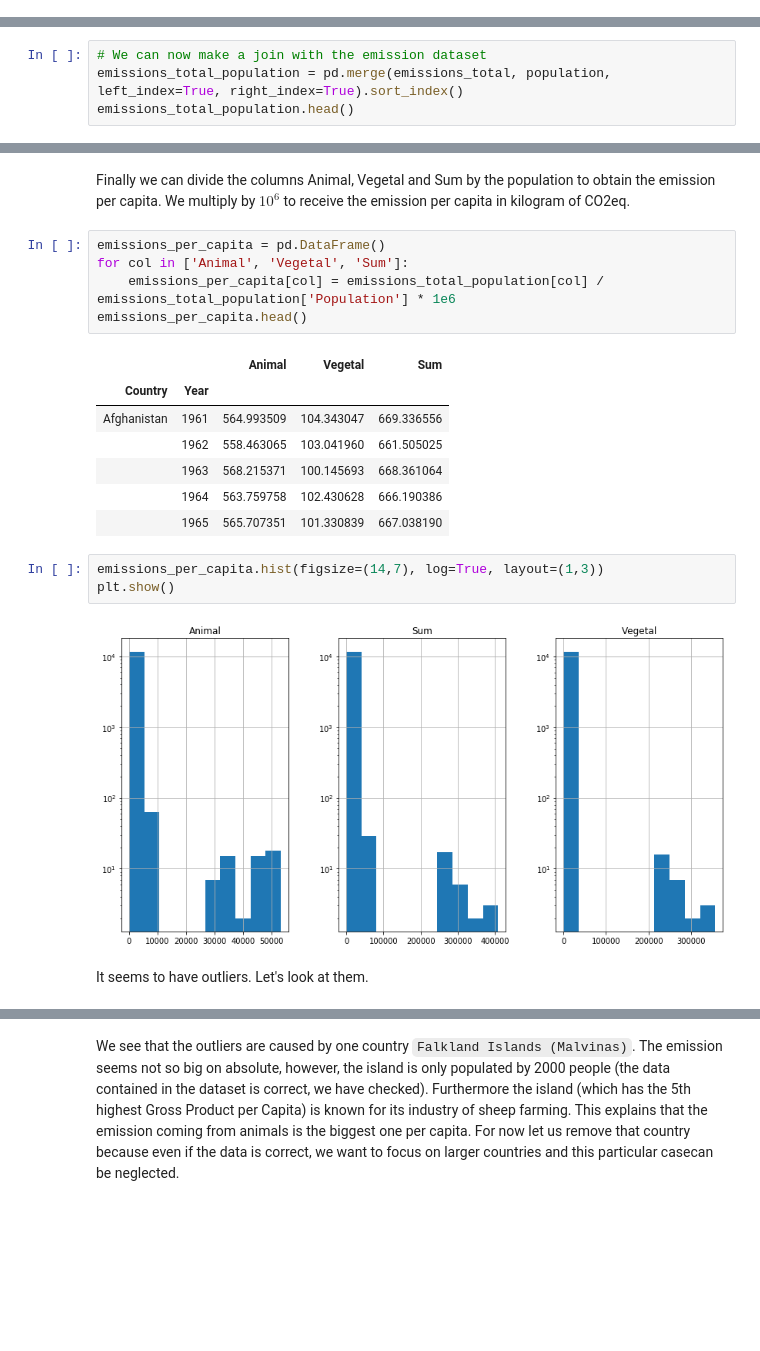
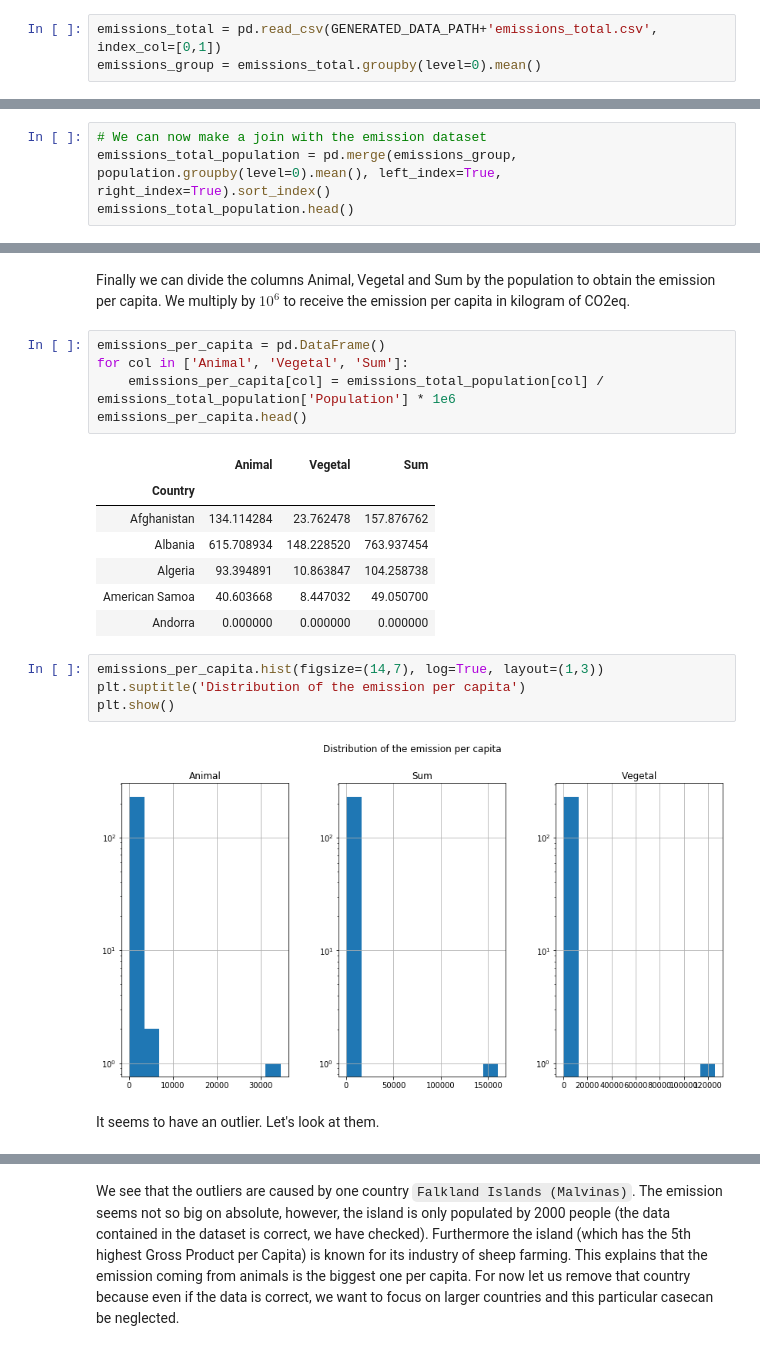
Before and after one commit to Lambo97/ADAProject, a Jupyter notebook: src/Final.ipynb, the cells around one changed output, grey strips where cells are left out. Drawn from its saved outputs; the diff is of its cells as text; blank space fills up the shorter version.

```diff
--- a/src/Final.ipynb
+++ b/src/Final.ipynb
@@ -398,3 +406,6 @@ relative_emissions_total.to_csv(GENERATED_DATA_PATH+'relative_emissions_total.cs
 #### Exploring emission per country
 
 We will now look at the descriptive statistics of the emission total data frame.
+# %%
+emissions_total = pd.read_csv(GENERATED_DATA_PATH+'emissions_total.csv', index_col=[0,1])
+emissions_group = emissions_total.groupby(level=0).mean()
@@ -465,6 +492,6 @@ population.head()
 |  | 1954 | 8151317.0 |
 # %%
 # We can now make a join with the emission dataset
-emissions_total_population = pd.merge(emissions_total, population, left_index=True, right_index=True).sort_index()
+emissions_total_population = pd.merge(emissions_group, population.groupby(level=0).mean(), left_index=True, right_index=True).sort_index()
 emissions_total_population.head()
 # %% [output]
@@ -485,18 +512,19 @@ for col in ['Animal', 'Vegetal', 'Sum']:
     emissions_per_capita[col] = emissions_total_population[col] / emissions_total_population['Population'] * 1e6
 emissions_per_capita.head()
 # %% [output]
-|  |  | Animal | Vegetal | Sum |
-| Country | Year |  |  |  |
-| Afghanistan | 1961 | 564.993509 | 104.343047 | 669.336556 |
-|  | 1962 | 558.463065 | 103.041960 | 661.505025 |
-|  | 1963 | 568.215371 | 100.145693 | 668.361064 |
-|  | 1964 | 563.759758 | 102.430628 | 666.190386 |
-|  | 1965 | 565.707351 | 101.330839 | 667.038190 |
+|  | Animal | Vegetal | Sum |
+| Country |  |  |  |
+| Afghanistan | 134.114284 | 23.762478 | 157.876762 |
+| Albania | 615.708934 | 148.228520 | 763.937454 |
+| Algeria | 93.394891 | 10.863847 | 104.258738 |
+| American Samoa | 40.603668 | 8.447032 | 49.050700 |
+| Andorra | 0.000000 | 0.000000 | 0.000000 |
 # %%
 emissions_per_capita.hist(figsize=(14,7), log=True, layout=(1,3))
+plt.suptitle('Distribution of the emission per capita')
 plt.show()
 # %% [output]
-[figure, old version]
+[figure, new version]
 # %% [markdown]
-It seems to have outliers. Let's look at them.
+It seems to have an outlier. Let's look at them.
 # %%
```
Also changed, not shown: parts of 48 cells of this notebook, 19 other files.
